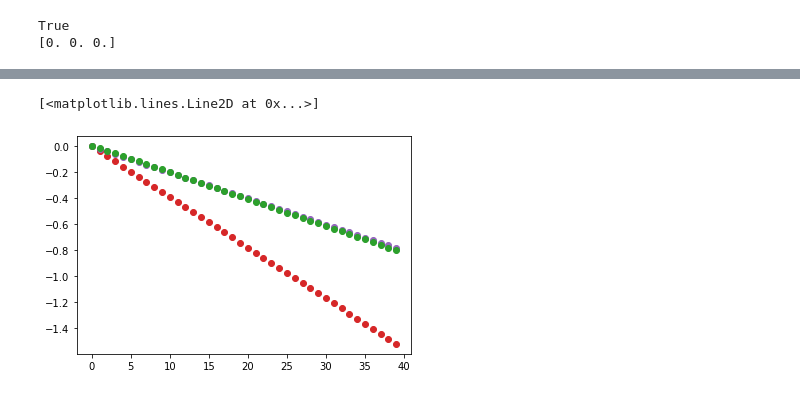
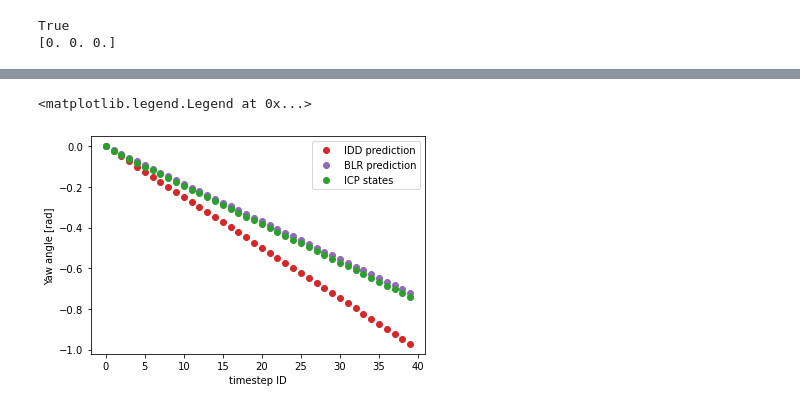
Before and after one commit to norlab-ulaval/norlab_WMRD, a Jupyter notebook: DB/train_BLR_dynamics.ipynb, the cells around one changed output, grey strips where cells are left out. Drawn from its saved outputs; the diff is of its cells as text; code cells hidden in the pictures.

```diff
--- a/DB/train_BLR_dynamics.ipynb
+++ b/DB/train_BLR_dynamics.ipynb
@@ -26,22 +30,22 @@ from sklearn import linear_model
 
 # marmotte
 # grand salon
-# full_dataset = pd.read_pickle('/home/dominic/repos/norlab_WMRD/data/marmotte/grand_salon_20_01_b/slip_dataset_all.pkl')
-# full_dataset_length = len(full_dataset)
-# dataset_snow = full_dataset[:int(full_dataset_length/2)]
-# dataset_test = full_dataset[int(full_dataset_length/2):]
-# dataset_test.index = np.arange(0, len(dataset_test))
+full_dataset = pd.read_pickle('/home/dominic/repos/norlab_WMRD/data/marmotte/grand_salon_20_01_b/slip_dataset_all.pkl')
+full_dataset_length = len(full_dataset)
+dataset_snow = full_dataset[:int(full_dataset_length/2)]
+dataset_test = full_dataset[int(full_dataset_length/2):]
+dataset_test.index = np.arange(0, len(dataset_test))
 # grand axe
 # dataset_snow = pd.read_pickle('/home/dominic/repos/norlab_WMRD/data/marmotte/ga_hard_snow_25_01_a/slip_dataset_all.pkl')
 # dataset_test = pd.read_pickle('/home/dominic/repos/norlab_WMRD/data/marmotte/ga_hard_snow_25_01_b/slip_dataset_all.pkl')
 
 # husky
 #grand salon
-full_dataset = pd.read_pickle('/home/dominic/repos/norlab_WMRD/data/husky/grand_salon_a_inflated/slip_dataset_all.pkl')
-full_dataset_length = len(full_dataset)
-dataset_snow = full_dataset[:int(full_dataset_length/2)]
-dataset_test = full_dataset[int(full_dataset_length/2):]
-dataset_test.index = np.arange(0, len(dataset_test))
+# full_dataset = pd.read_pickle('/home/dominic/repos/norlab_WMRD/data/husky/grand_salon_b_deflated/slip_dataset_all.pkl')
+# full_dataset_length = len(full_dataset)
+# dataset_snow = full_dataset[:int(full_dataset_length/2)]
+# dataset_test = full_dataset[int(full_dataset_length/2):]
+# dataset_test.index = np.arange(0, len(dataset_test))
 
 
 
@@ -674,7 +678,7 @@ icp_yaw_array = dataset_test[icp_yaw_str_list].to_numpy()
 # %%
 # prepare nominal and ICP trajectories
 
-window_id = 19
+window_id = 28
 # window_id = 303
 # window_id = 230
 window_size = icp_x_array.shape[1]
@@ -799,7 +834,10 @@ init_state = ax.scatter(dataset_test['init_icp_x'][window_id], dataset_test['ini
 # %%
-plt.plot(idd_states[:, 2], 'o', c='C3')
-plt.plot(blr_slip_states[:, 2], 'o', c='C4')
-plt.plot(icp_states[:, 2], 'o', c='C2')
+plt.plot(idd_states[:, 2], 'o', c='C3', label='IDD prediction')
+plt.plot(blr_slip_states[:, 2], 'o', c='C4', label='BLR prediction')
+plt.plot(icp_states[:, 2], 'o', c='C2', label='ICP states')
+plt.xlabel('timestep ID')
+plt.ylabel('Yaw angle [rad]')
+plt.legend()
 # %% [output]
-[<matplotlib.lines.Line2D at 0x...>]
+<matplotlib.legend.Legend at 0x...>
-[figure, old version]
+[figure, new version]
```
Also changed, not shown: parts of 24 cells of this notebook, 2 other files.
